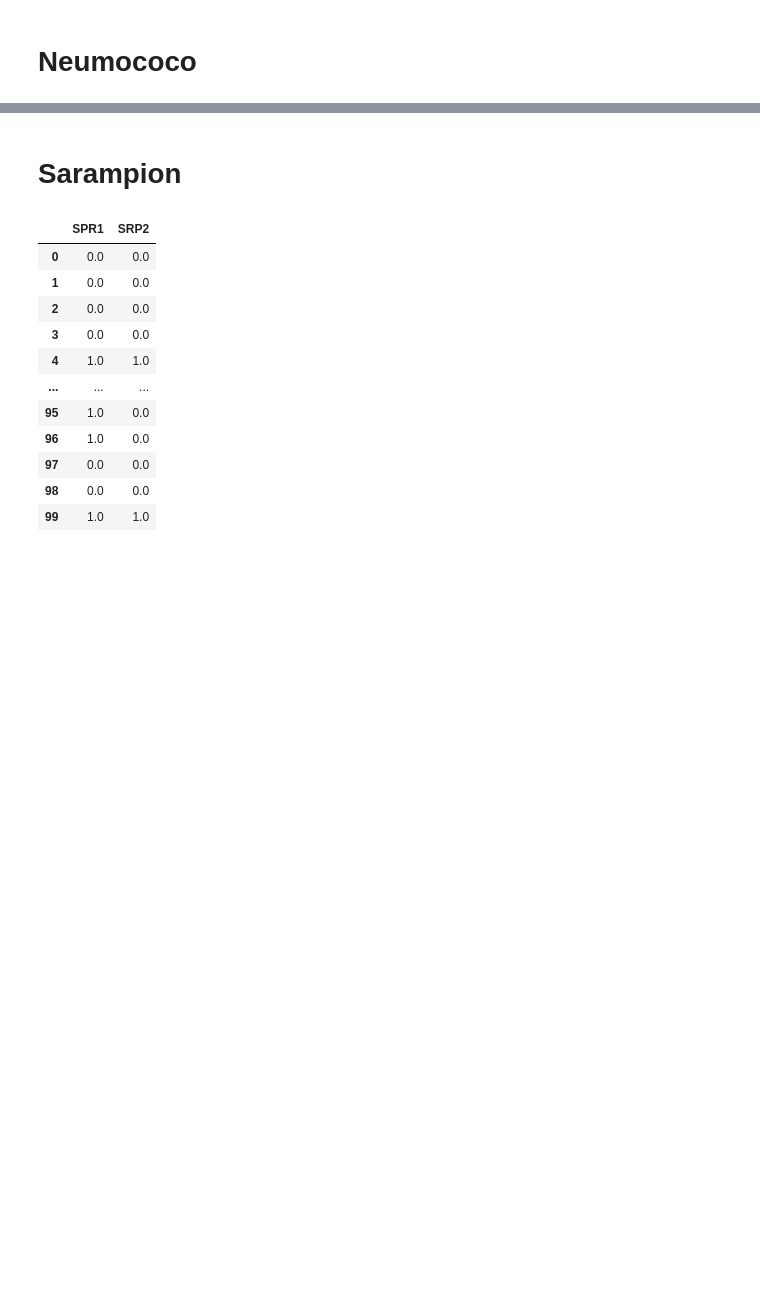
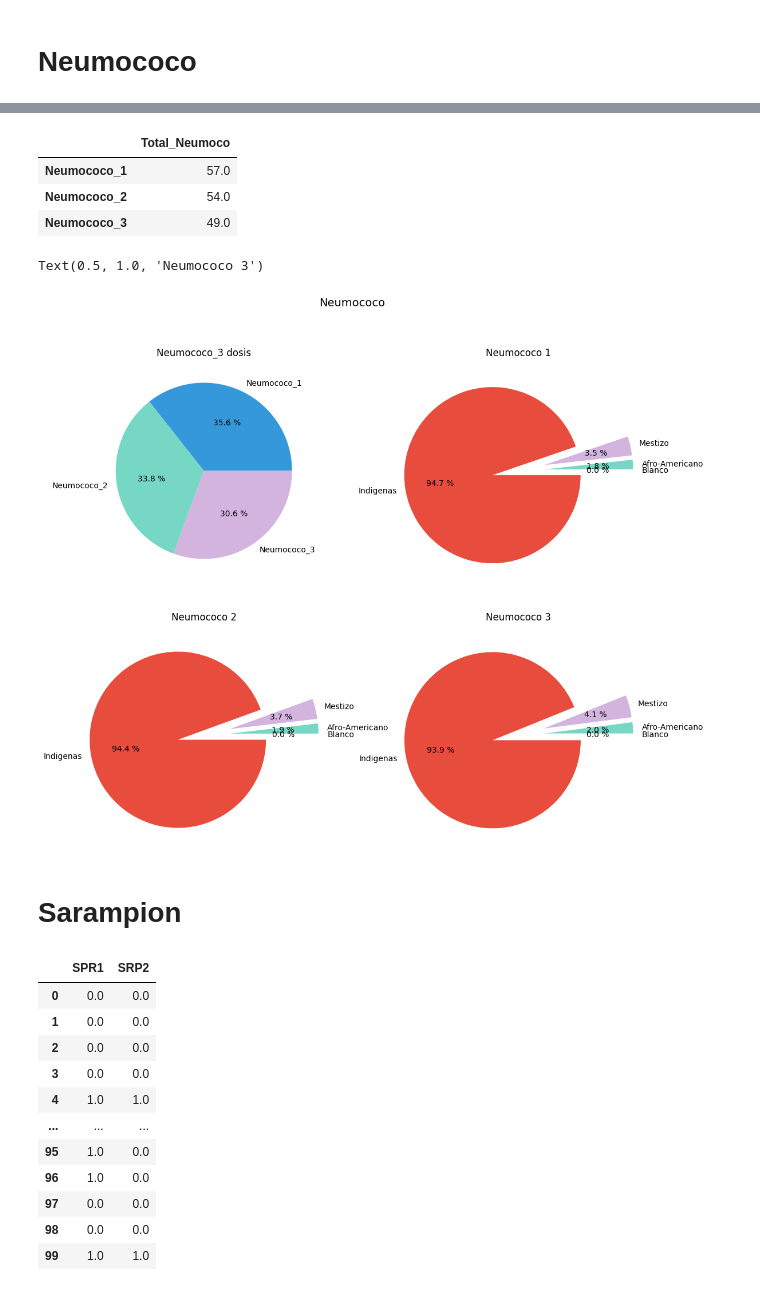
Before and after one commit to JhoanaAucancela/Analisis, a Jupyter notebook: Proyecto.ipynb, the cells around one changed output, grey strips where cells are left out. Cells and saved outputs as stored; diff of their text form; code cells hidden in the pictures; blank space fills up the shorter version.

Commit message:
cambios - Neumococo

```diff
--- a/Proyecto.ipynb
+++ b/Proyecto.ipynb
@@ -179,7 +181,8 @@ df=df.rename({  'f2_s4d_426_': 'Nacimiento', 'f2_s4d_428_': 'Peso', 'f2_s4d_429_
 # %% [markdown]
 # Eliminacion de datos despues de renombrarlos
 # %%
-df = df.drop(['Inscripcion_Registro_Civil','Asesoria_lactancia','Asesoria_lactancia','Metodos_anticonceptivos_despues_embarazo','Peso','Nacimiento','id_per','persona','estrato','fexp','gedad_meses','sexo','Control_despues_parto'],axis=1)
+df = df.drop(['Inscripcion_Registro_Civil','Asesoria_lactancia','Asesoria_lactancia','Metodos_anticonceptivos_despues_embarazo',
+                'Peso','Nacimiento','id_per','persona','estrato','fexp','gedad_meses','sexo','Control_despues_parto'],axis=1)
 # %%
 df.info()
 # %% [output]
@@ -488,0 +439,14 @@ The pandas.np module is deprecated and will be removed from pandas in a future v
+# %%
+Neumococo = list()
+Neumococo.append(df['Neumococo_cj_1'].sum())
+Neumococo.append(df['Neumococo_cj_2'].sum())
+Neumococo.append(df['Neumococo_cj_3'].sum())
+
+Neumococo = pd.DataFrame(Neumococo)
+Neumococo.rename(columns = {0:'Total_Neumoco'}, index={0:'Neumococo_1',1:'Neumococo_2',2:'Neumococo_3'}, inplace=True)
+Neumococo
+# %% [output]
+|  | Total_Neumoco |
+| Neumococo_1 | 57.0 |
+| Neumococo_2 | 54.0 |
+| Neumococo_3 | 49.0 |
@@ -489,3 +596,41 @@ The pandas.np module is deprecated and will be removed from pandas in a future v
+# %%
+figura, graficos= plt.subplots(nrows=2, ncols=2, figsize = (13, 11))
+figura.suptitle('Neumococo', size=14)
+
+graficos[0][0].pie(Neumococo['Total_Neumoco'],
+                labels = Neumococo.index.tolist(),
+                colors = ['#3498DB','#76D7C4','#D2B4DE'],
+                autopct="%0.1f %%"
+                )
+
+graficos[0][1].pie(df_Neumococo1['Total_Neumoco_1'],
+                labels = df_Neumococo1.index.tolist(),
+                colors = ['#3498DB','#76D7C4','#D2B4DE', '#E74C3C'],
+                autopct="%0.1f %%",
+                explode = (0.3, 0.3, 0.3, 0.3)
+                )
+
+graficos[1][0].pie(df_Neumococo2['Total_Neumoco_2'],
+                labels = df_Neumococo2.index.tolist(),
+                colors = ['#3498DB','#76D7C4','#D2B4DE', '#E74C3C'],
+                autopct="%0.1f %%",
+                explode = (0.3, 0.3, 0.3, 0.3)
+                )
+
+graficos[1][1].pie(df_Neumococo3['Total_Neumoco_3'],
+                labels = df_Neumococo3.index.tolist(),
+                colors = ['#3498DB','#76D7C4','#D2B4DE', '#E74C3C'],
+                autopct="%0.1f %%",
+                explode = (0.3, 0.3, 0.3, 0.3)
+                )
+
+graficos[0][0].set_title("Neumococo_3 dosis")
+graficos[0][1].set_title("Neumococo 1")
+graficos[1][0].set_title("Neumococo 2")
+graficos[1][1].set_title("Neumococo 3")
+# %% [output]
+Text(0.5, 1.0, 'Neumococo 3')
+[figure, added]
 # %% [markdown]
 # Sarampion
 # %%
```
Also changed, not shown: parts of 7 cells of this notebook, 1 other file.
